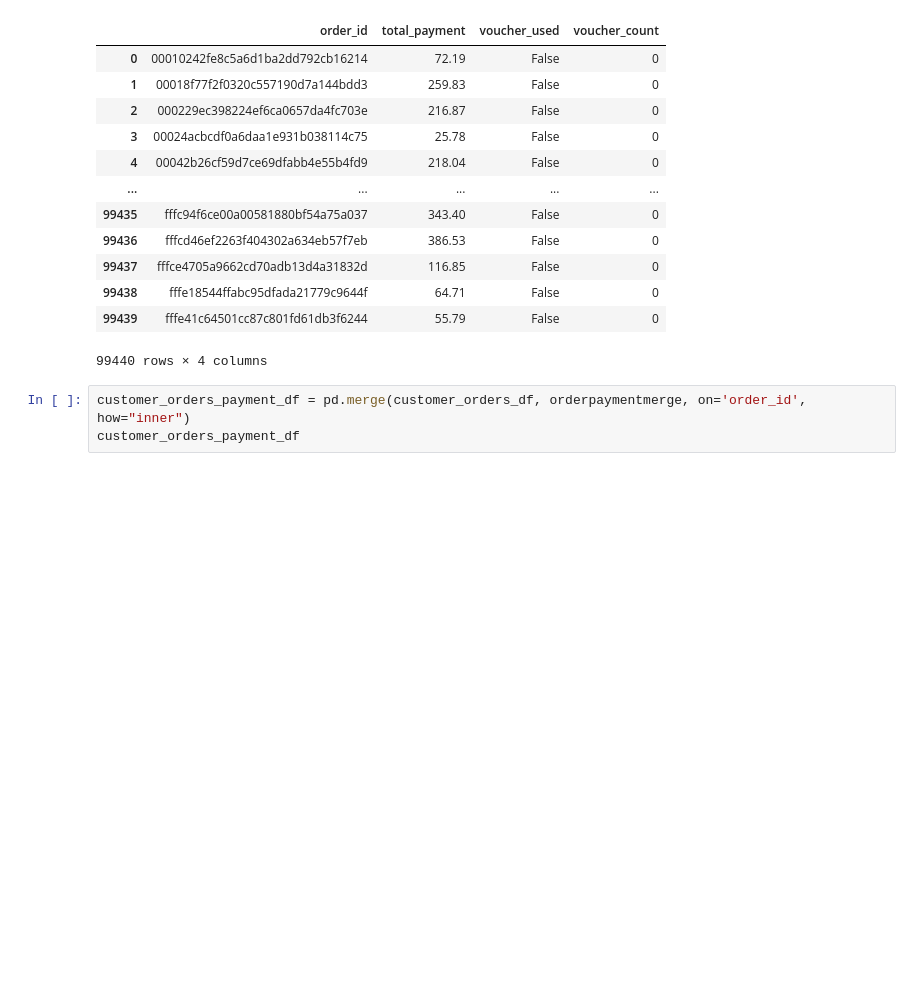
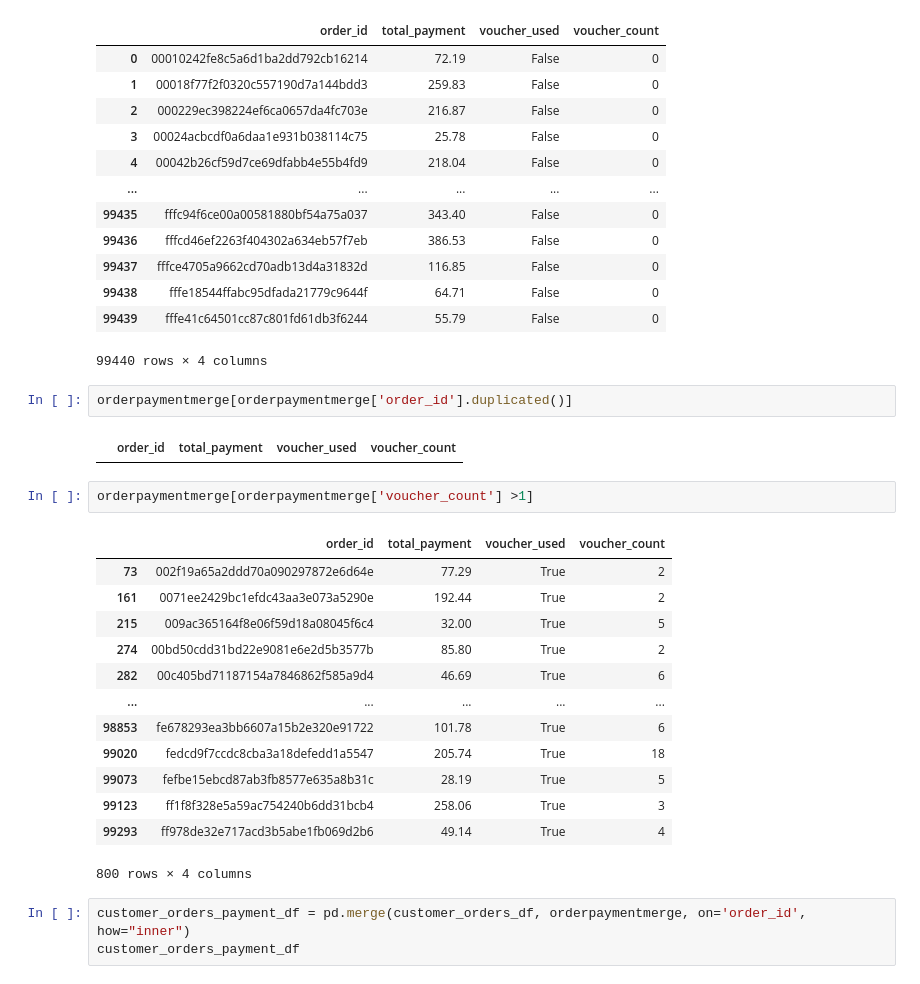
Before and after one commit to Mocuss/FESI-Crew, a Jupyter notebook: EDA.ipynb, the cells around one changed output. Drawn from its saved outputs; the diff is of its cells as text; blank space fills up the shorter version.

```diff
--- a/EDA.ipynb
+++ b/EDA.ipynb
@@ -441,6 +470,26 @@ orderpaymentmerge
 | 99438 | fffe18544ffabc95dfada21779c9644f | 64.71 | False | 0 |
 | 99439 | fffe41c64501cc87c801fd61db3f6244 | 55.79 | False | 0 |
 99440 rows × 4 columns
+# %%
+orderpaymentmerge[orderpaymentmerge['order_id'].duplicated()]
+# %% [output]
+|  | order_id | total_payment | voucher_used | voucher_count |
+# %%
+orderpaymentmerge[orderpaymentmerge['voucher_count'] >1]
+# %% [output]
+|  | order_id | total_payment | voucher_used | voucher_count |
+| 73 | 002f19a65a2ddd70a090297872e6d64e | 77.29 | True | 2 |
+| 161 | 0071ee2429bc1efdc43aa3e073a5290e | 192.44 | True | 2 |
+| 215 | 009ac365164f8e06f59d18a08045f6c4 | 32.00 | True | 5 |
+| 274 | 00bd50cdd31bd22e9081e6e2d5b3577b | 85.80 | True | 2 |
+| 282 | 00c405bd71187154a7846862f585a9d4 | 46.69 | True | 6 |
+| ... | ... | ... | ... | ... |
+| 98853 | fe678293ea3bb6607a15b2e320e91722 | 101.78 | True | 6 |
+| 99020 | fedcd9f7ccdc8cba3a18defedd1a5547 | 205.74 | True | 18 |
+| 99073 | fefbe15ebcd87ab3fb8577e635a8b31c | 28.19 | True | 5 |
+| 99123 | ff1f8f328e5a59ac754240b6dd31bcb4 | 258.06 | True | 3 |
+| 99293 | ff978de32e717acd3b5abe1fb069d2b6 | 49.14 | True | 4 |
+800 rows × 4 columns
 # %%
 customer_orders_payment_df = pd.merge(customer_orders_df, orderpaymentmerge, on='order_id', how="inner")
 customer_orders_payment_df
```
Also changed, not shown: parts of 4 cells of this notebook.
